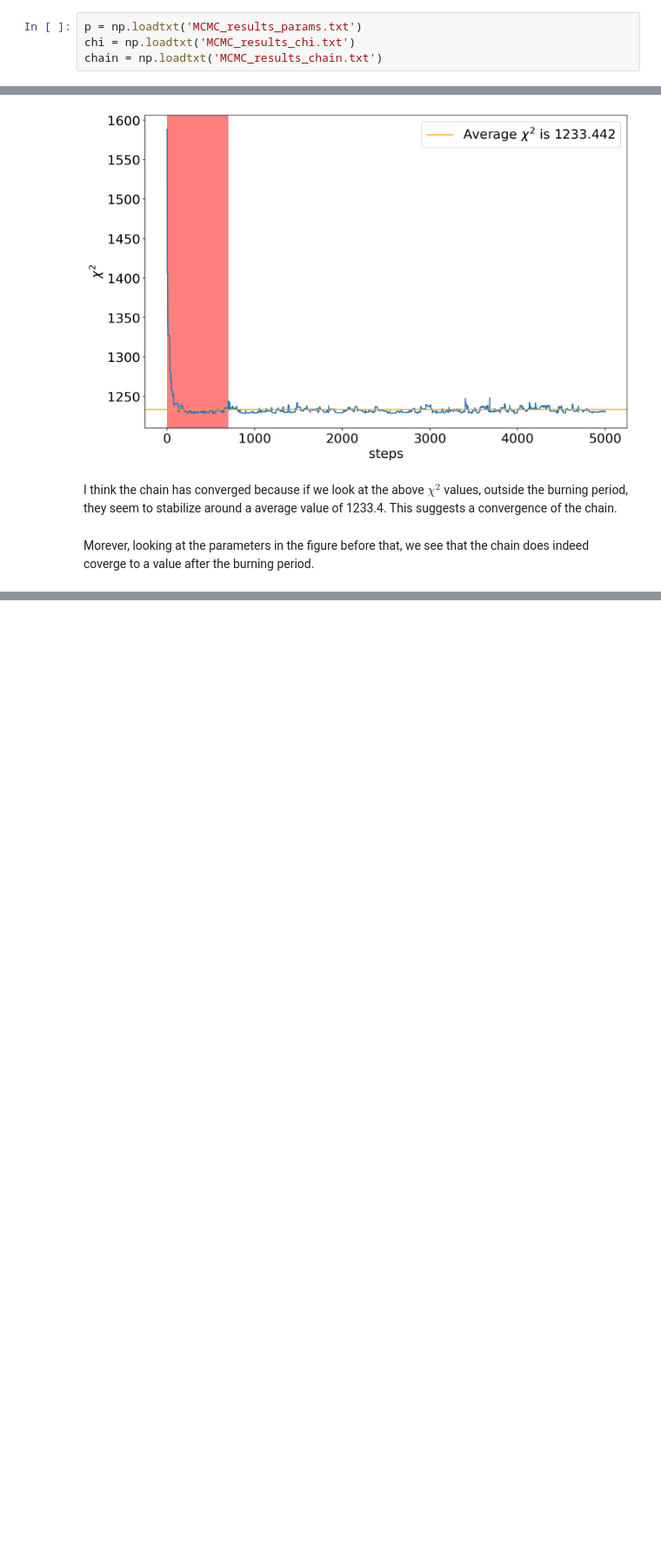
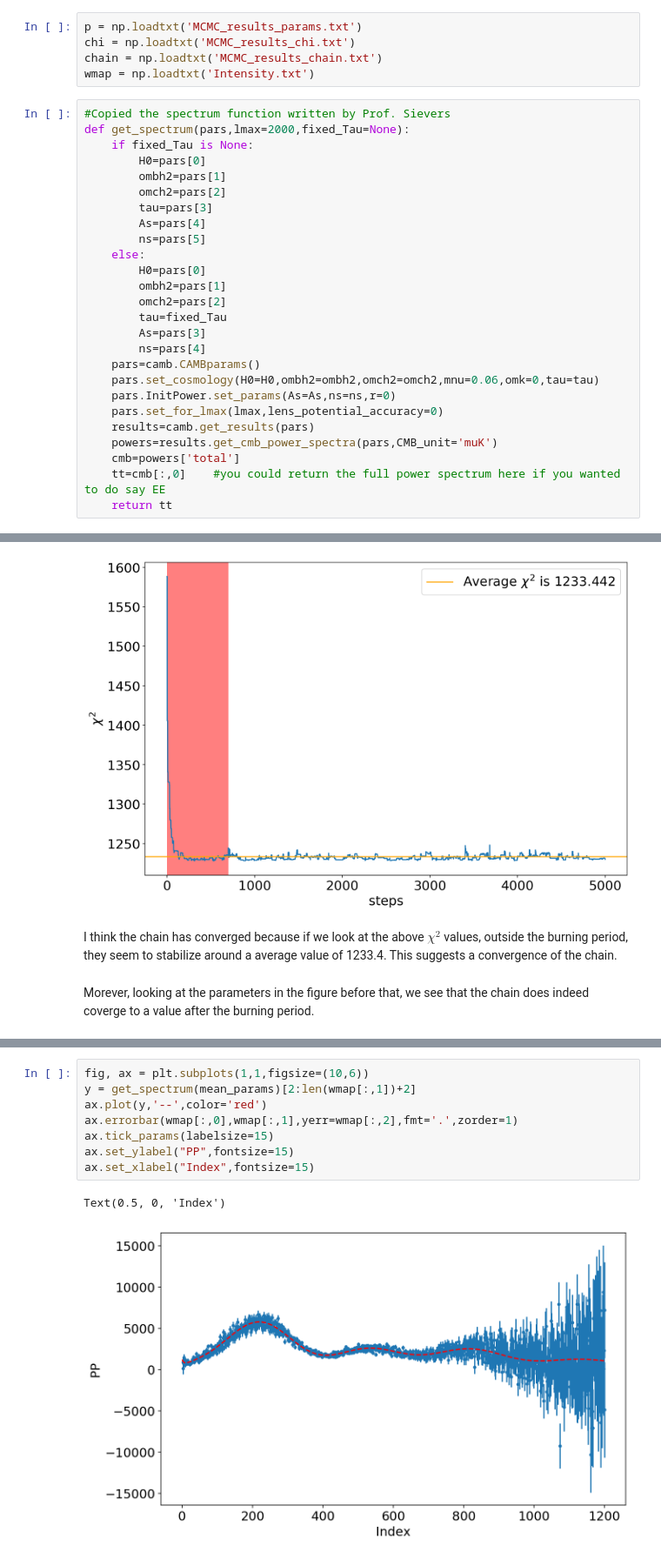
Before and after one commit to Joe1best/PHYS-512-Psets, a Jupyter notebook: Pset3/graph_chains_Question3.ipynb, the cells around one changed output, grey strips where cells are left out. Shown at 87% size. Drawn from its saved outputs; the diff is of its cells as text; blank space fills up the shorter version.

Commit message:
Added a fit for question 3 to see if the parameters make snese.

```diff
--- a/Pset3/graph_chains_Question3.ipynb
+++ b/Pset3/graph_chains_Question3.ipynb
@@ -7,6 +8,33 @@ import matplotlib.pyplot as plt
 p = np.loadtxt('MCMC_results_params.txt')
 chi = np.loadtxt('MCMC_results_chi.txt')
 chain = np.loadtxt('MCMC_results_chain.txt')
+wmap = np.loadtxt('Intensity.txt')
+# %%
+#Copied the spectrum function written by Prof. Sievers
+def get_spectrum(pars,lmax=2000,fixed_Tau=None):
+    if fixed_Tau is None:
+        H0=pars[0]
+        ombh2=pars[1]
+        omch2=pars[2]
+        tau=pars[3]
+        As=pars[4]
+        ns=pars[5]
+    else:
+        H0=pars[0]
+        ombh2=pars[1]
+        omch2=pars[2]
+        tau=fixed_Tau
+        As=pars[3]
+        ns=pars[4]
+    pars=camb.CAMBparams()
+    pars.set_cosmology(H0=H0,ombh2=ombh2,omch2=omch2,mnu=0.06,omk=0,tau=tau)
+    pars.InitPower.set_params(As=As,ns=ns,r=0)
+    pars.set_for_lmax(lmax,lens_potential_accuracy=0)
+    results=camb.get_results(pars)
+    powers=results.get_cmb_power_spectra(pars,CMB_unit='muK')
+    cmb=powers['total']
+    tt=cmb[:,0]    #you could return the full power spectrum here if you wanted to do say EE
+    return tt
 # %%
 fig = plt.figure(figsize=(12,12))
 burnin = 700
@@ -66,0 +97,11 @@ Morever, looking at the parameters in the figure before that, we see that the ch
+# %%
+fig, ax = plt.subplots(1,1,figsize=(10,6))
+y = get_spectrum(mean_params)[2:len(wmap[:,1])+2]
+ax.plot(y,'--',color='red')
+ax.errorbar(wmap[:,0],wmap[:,1],yerr=wmap[:,2],fmt='.',zorder=1)
+ax.tick_params(labelsize=15)
+ax.set_ylabel("PP",fontsize=15)
+ax.set_xlabel("Index",fontsize=15)
+# %% [output]
+Text(0.5, 0, 'Index')
+[figure, added]
```
Also changed, not shown: parts of 3 cells of this notebook.
